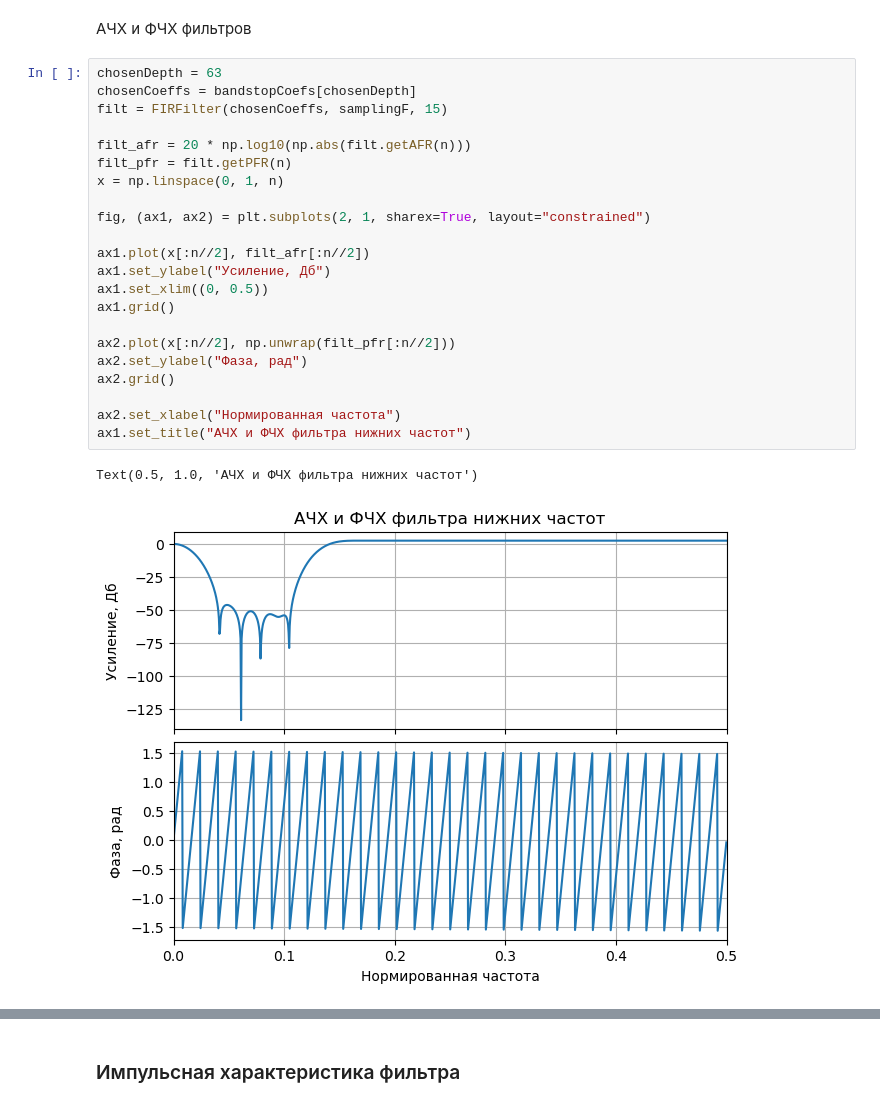
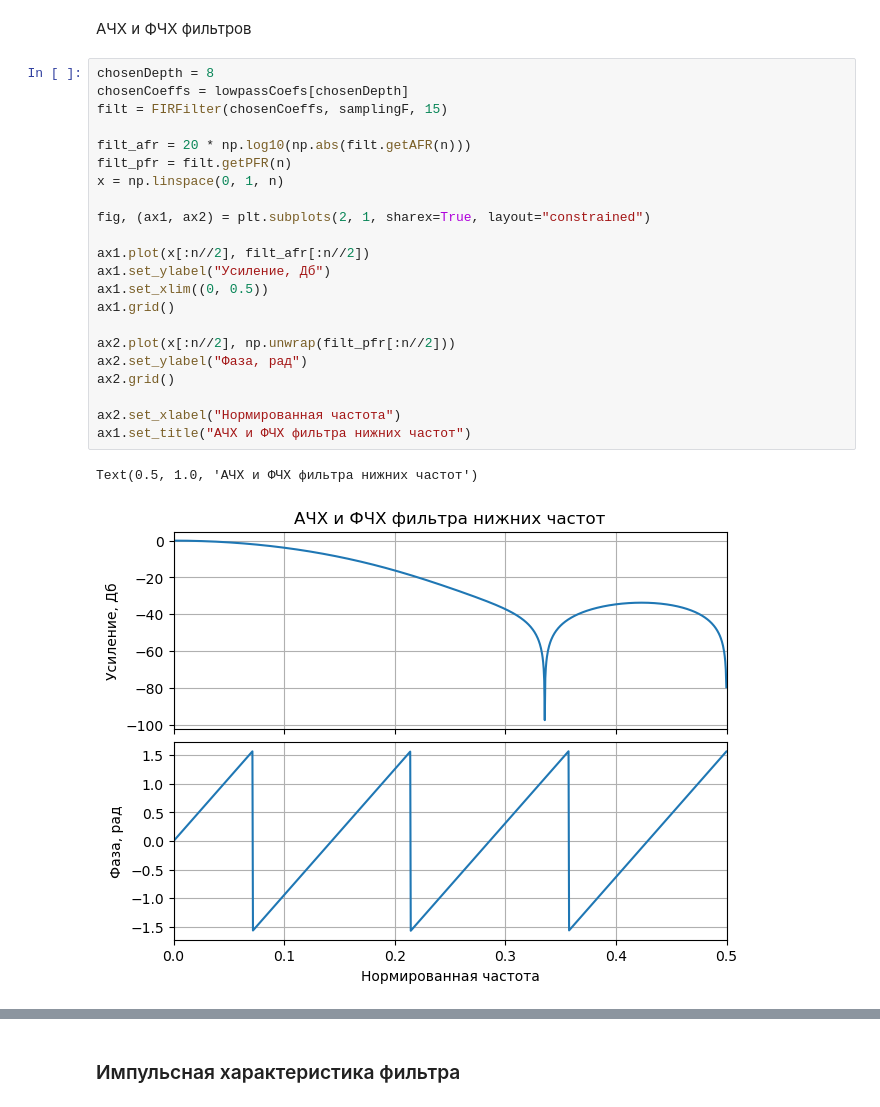
Before and after one commit to Otkuda/rtl-fir-filter, a Jupyter notebook: model/plots.ipynb, the cells around one changed output, grey strips where cells are left out. Drawn from its saved outputs; the diff is of its cells as text.

```diff
--- a/model/plots.ipynb
+++ b/model/plots.ipynb
@@ -64,30 +64,30 @@ for el in bandstopTaps:
 # %% [markdown]
 АЧХ и ФЧХ фильтров
 # %%
-chosenDepth = 63
-chosenCoeffs = bandstopCoefs[chosenDepth]
+chosenDepth = 8
+chosenCoeffs = lowpassCoefs[chosenDepth]
 filt = FIRFilter(chosenCoeffs, samplingF, 15)
 
 filt_afr = 20 * np.log10(np.abs(filt.getAFR(n)))
 filt_pfr = filt.getPFR(n)
 x = np.linspace(0, 1, n)
 
 fig, (ax1, ax2) = plt.subplots(2, 1, sharex=True, layout="constrained")
 
 ax1.plot(x[:n//2], filt_afr[:n//2])
 ax1.set_ylabel("Усиление, Дб")
 ax1.set_xlim((0, 0.5))
 ax1.grid()
 
 ax2.plot(x[:n//2], np.unwrap(filt_pfr[:n//2]))
 ax2.set_ylabel("Фаза, рад")
 ax2.grid()
 
 ax2.set_xlabel("Нормированная частота")
 ax1.set_title("АЧХ и ФЧХ фильтра нижних частот")
 # %% [output]
 Text(0.5, 1.0, 'АЧХ и ФЧХ фильтра нижних частот')
-[figure, old version]
+[figure, new version]
 # %%
 x = fftfreq(n, 1/samplingF)
 
```
Also changed, not shown: parts of 9 cells of this notebook, 1 other file.
